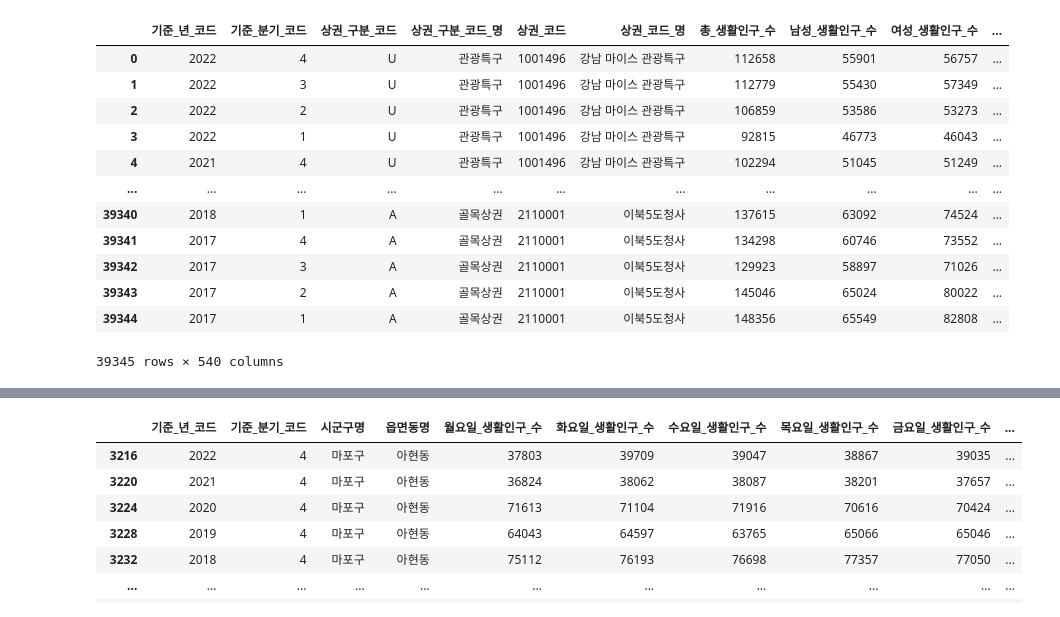
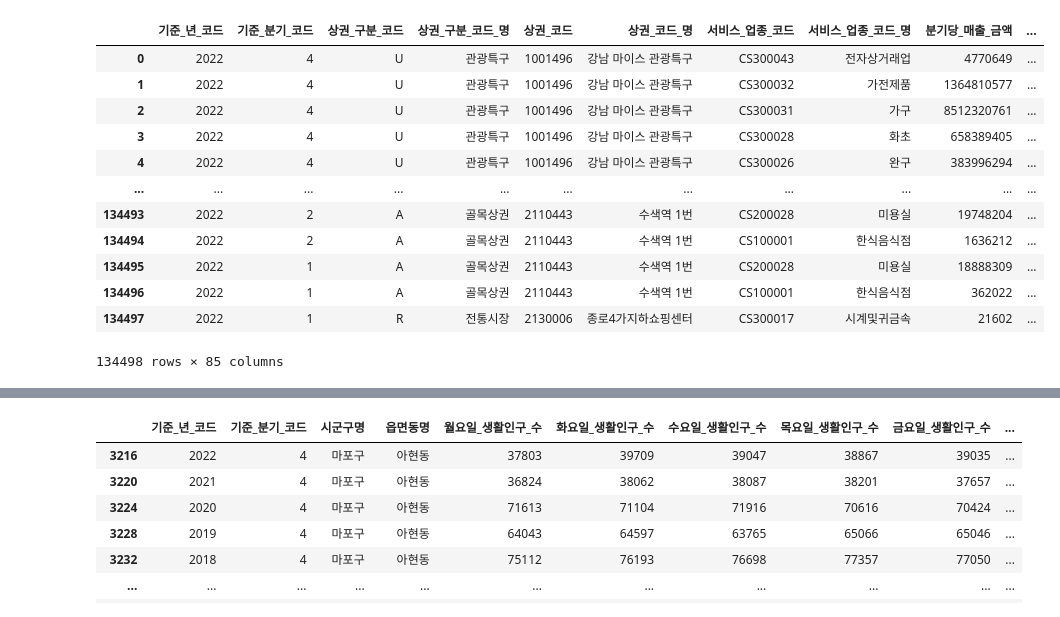
Before and after one commit to won195/TIL, a Jupyter notebook: 주중_주말_구하.ipynb, the cells around one changed output, grey strips where cells are left out. Saved outputs shown, nothing was run; the diff lists cells and outputs as text; code cells hidden in the pictures.

```diff
--- a/주중_주말_구하.ipynb
+++ b/주중_주말_구하.ipynb
@@ -3,20 +3,20 @@
 # %%
 import pandas as pd
 # %%
-df1 = pd.read_csv('/content/drive/MyDrive/상권분석/생활인구_adm.csv')
+df1 = pd.read_csv('/content/drive/MyDrive/상권분석/추정매출/추정매출(2022).csv의 사본')
 df1
 # %% [output]
-|  | 기준_년_코드 | 기준_분기_코드 | 상권_구분_코드 | 상권_구분_코드_명 | 상권_코드 | 상권_코드_명 | 총_생활인구_수 | 남성_생활인구_수 | 여성_생활인구_수 | ... |
-| 0 | 2022 | 4 | U | 관광특구 | 1001496 | 강남 마이스 관광특구 | 112658 | 55901 | 56757 | ... |
-| 1 | 2022 | 3 | U | 관광특구 | 1001496 | 강남 마이스 관광특구 | 112779 | 55430 | 57349 | ... |
-| 2 | 2022 | 2 | U | 관광특구 | 1001496 | 강남 마이스 관광특구 | 106859 | 53586 | 53273 | ... |
-| 3 | 2022 | 1 | U | 관광특구 | 1001496 | 강남 마이스 관광특구 | 92815 | 46773 | 46043 | ... |
-| 4 | 2021 | 4 | U | 관광특구 | 1001496 | 강남 마이스 관광특구 | 102294 | 51045 | 51249 | ... |
+|  | 기준_년_코드 | 기준_분기_코드 | 상권_구분_코드 | 상권_구분_코드_명 | 상권_코드 | 상권_코드_명 | 서비스_업종_코드 | 서비스_업종_코드_명 | 분기당_매출_금액 | ... |
+| 0 | 2022 | 4 | U | 관광특구 | 1001496 | 강남 마이스 관광특구 | CS300043 | 전자상거래업 | 4770649 | ... |
+| 1 | 2022 | 4 | U | 관광특구 | 1001496 | 강남 마이스 관광특구 | CS300032 | 가전제품 | 1364810577 | ... |
+| 2 | 2022 | 4 | U | 관광특구 | 1001496 | 강남 마이스 관광특구 | CS300031 | 가구 | 8512320761 | ... |
+| 3 | 2022 | 4 | U | 관광특구 | 1001496 | 강남 마이스 관광특구 | CS300028 | 화초 | 658389405 | ... |
+| 4 | 2022 | 4 | U | 관광특구 | 1001496 | 강남 마이스 관광특구 | CS300026 | 완구 | 383996294 | ... |
 | ... | ... | ... | ... | ... | ... | ... | ... | ... | ... | ... |
-| 39340 | 2018 | 1 | A | 골목상권 | 2110001 | 이북5도청사 | 137615 | 63092 | 74524 | ... |
-| 39341 | 2017 | 4 | A | 골목상권 | 2110001 | 이북5도청사 | 134298 | 60746 | 73552 | ... |
-| 39342 | 2017 | 3 | A | 골목상권 | 2110001 | 이북5도청사 | 129923 | 58897 | 71026 | ... |
-| 39343 | 2017 | 2 | A | 골목상권 | 2110001 | 이북5도청사 | 145046 | 65024 | 80022 | ... |
-| 39344 | 2017 | 1 | A | 골목상권 | 2110001 | 이북5도청사 | 148356 | 65549 | 82808 | ... |
+| 134493 | 2022 | 2 | A | 골목상권 | 2110443 | 수색역 1번 | CS200028 | 미용실 | 19748204 | ... |
+| 134494 | 2022 | 2 | A | 골목상권 | 2110443 | 수색역 1번 | CS100001 | 한식음식점 | 1636212 | ... |
+| 134495 | 2022 | 1 | A | 골목상권 | 2110443 | 수색역 1번 | CS200028 | 미용실 | 18888309 | ... |
+| 134496 | 2022 | 1 | A | 골목상권 | 2110443 | 수색역 1번 | CS100001 | 한식음식점 | 362022 | ... |
+| 134497 | 2022 | 1 | R | 전통시장 | 2130006 | 종로4가지하쇼핑센터 | CS300017 | 시계및귀금속 | 21602 | ... |
-39345 rows × 540 columns
+134498 rows × 85 columns
 # %%
```
Also changed, not shown: parts of 14 cells of this notebook.
